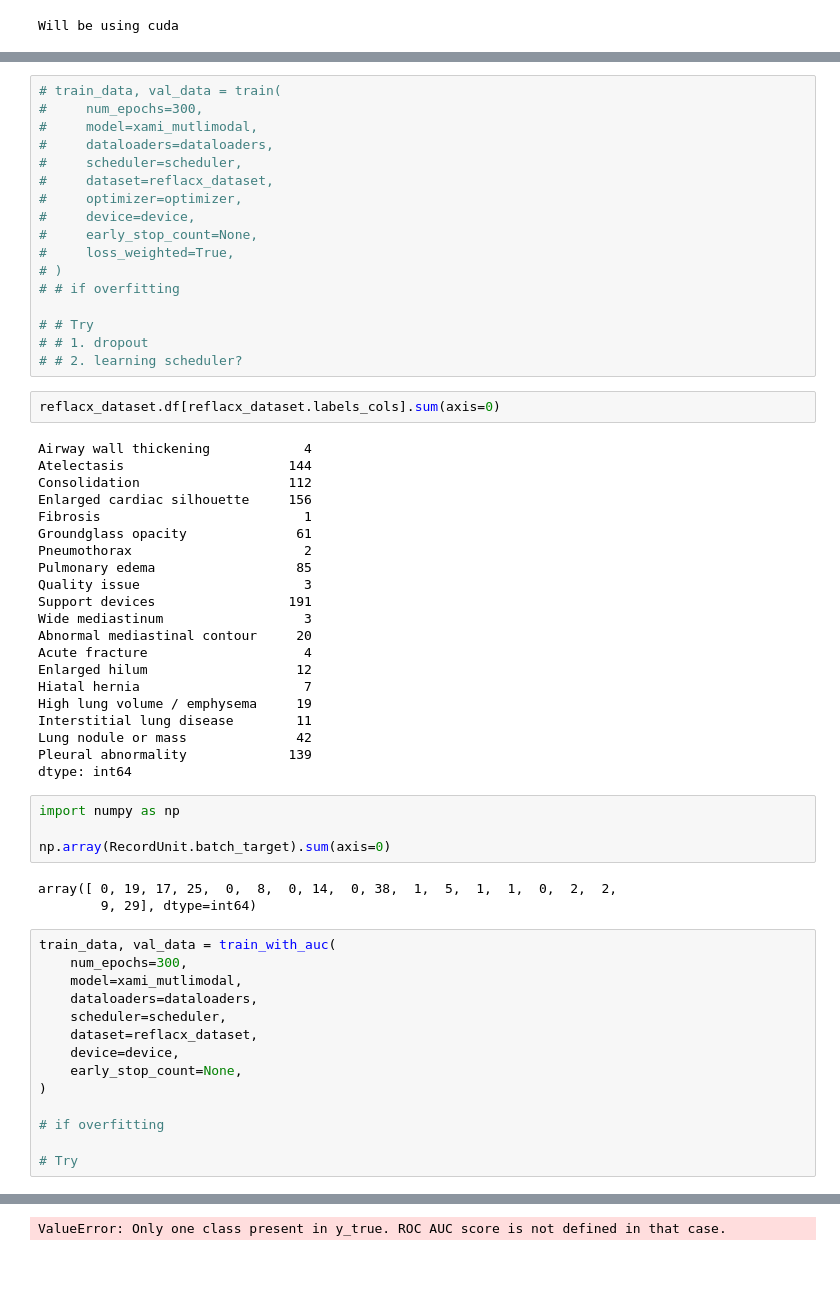
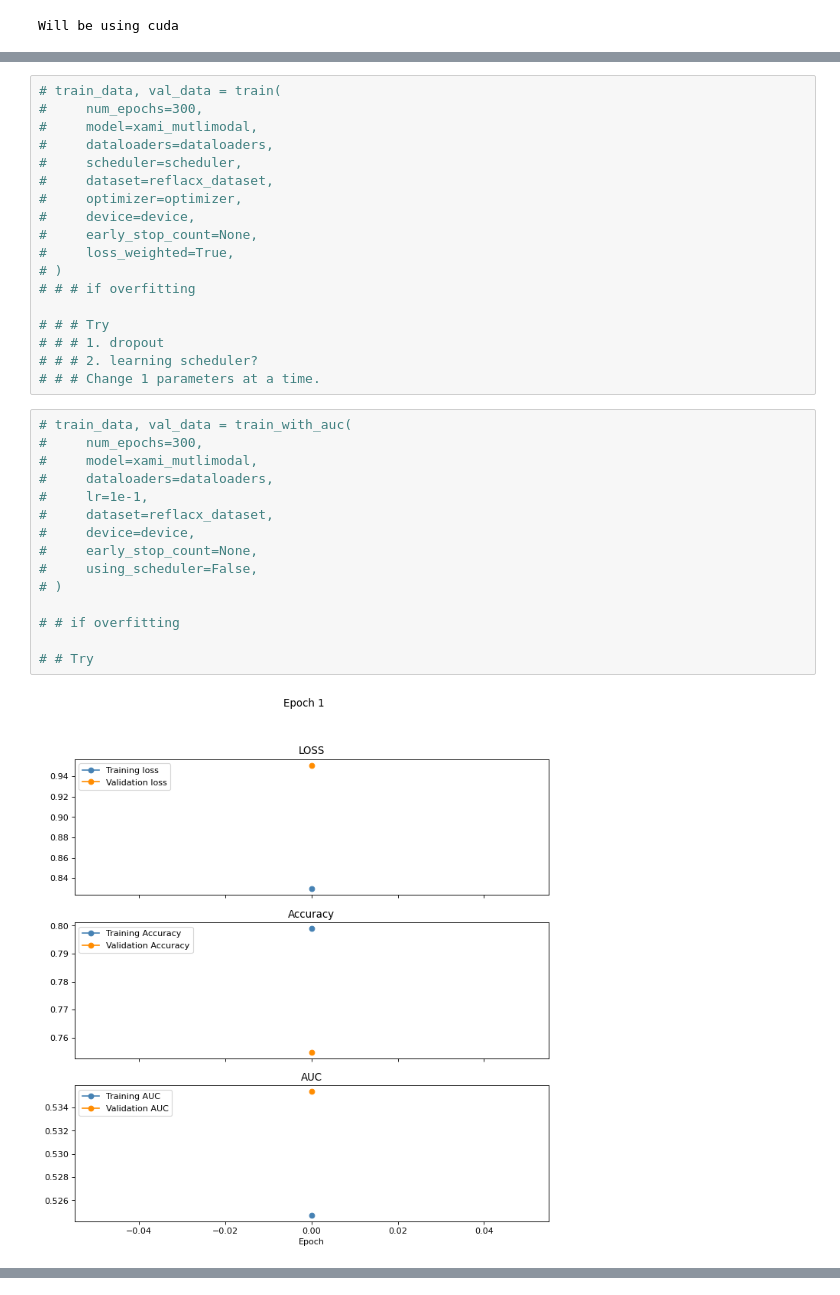
Before and after one commit to ChihchengHsieh/Multimodal-Medical-Diagnosis-System, a Jupyter notebook: train.ipynb, the cells around one changed output, grey strips where cells are left out. Cells and saved outputs as stored; diff of their text form; blank space fills up the shorter version.

```diff
--- a/train.ipynb
+++ b/train.ipynb
@@ -73,53 +122,26 @@ dataloaders = split_dataset(
 #     early_stop_count=None,
 #     loss_weighted=True,
 # )
-# # if overfitting
+# # # if overfitting
 
-# # Try
-# # 1. dropout
-# # 2. learning scheduler?
+# # # Try
+# # # 1. dropout
+# # # 2. learning scheduler?
+# # # Change 1 parameters at a time.
-# %%
-reflacx_dataset.df[reflacx_dataset.labels_cols].sum(axis=0)
-# %% [output]
-Airway wall thickening            4
-Atelectasis                     144
-Consolidation                   112
-Enlarged cardiac silhouette     156
-Fibrosis                          1
-Groundglass opacity              61
-Pneumothorax                      2
-Pulmonary edema                  85
-Quality issue                     3
-Support devices                 191
-Wide mediastinum                  3
-Abnormal mediastinal contour     20
-Acute fracture                    4
-Enlarged hilum                   12
-Hiatal hernia                     7
-High lung volume / emphysema     19
-Interstitial lung disease        11
-Lung nodule or mass              42
-Pleural abnormality             139
-dtype: int64
-# %%
-import numpy as np
-
-np.array(RecordUnit.batch_target).sum(axis=0)
-# %% [output]
-array([ 0, 19, 17, 25,  0,  8,  0, 14,  0, 38,  1,  5,  1,  1,  0,  2,  2,
-        9, 29], dtype=int64)
 # %%
-train_data, val_data = train_with_auc(
-    num_epochs=300,
-    model=xami_mutlimodal,
-    dataloaders=dataloaders,
-    scheduler=scheduler,
-    dataset=reflacx_dataset,
-    device=device,
-    early_stop_count=None,
-)
+# train_data, val_data = train_with_auc(
+#     num_epochs=300,
+#     model=xami_mutlimodal,
+#     dataloaders=dataloaders,
+#     lr=1e-1,
+#     dataset=reflacx_dataset,
+#     device=device,
+#     early_stop_count=None,
+#     using_scheduler=False,
+# )
 
-# if overfitting
+# # if overfitting
 
-# Try
+# # Try
 # %% [output]
+[figure, added]
@@ -139 +164,0 @@ Epoch: 1 Batch:  (1) Test Loss: 0.7650
-ValueError: Only one class present in y_true. ROC AUC score is not defined in that case.
```
Also changed, not shown: parts of 9 cells of this notebook, 31 other files.
